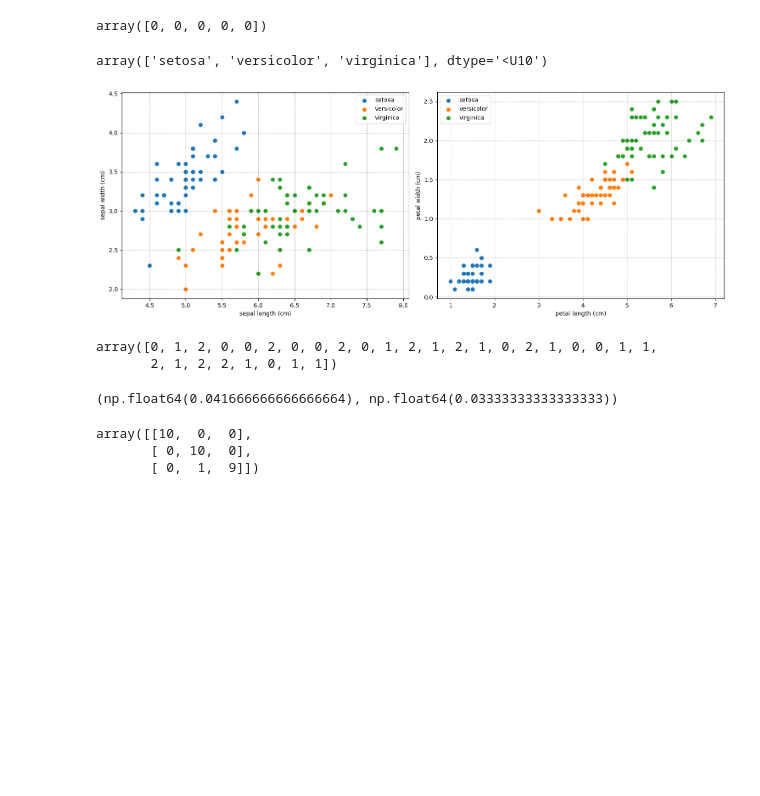
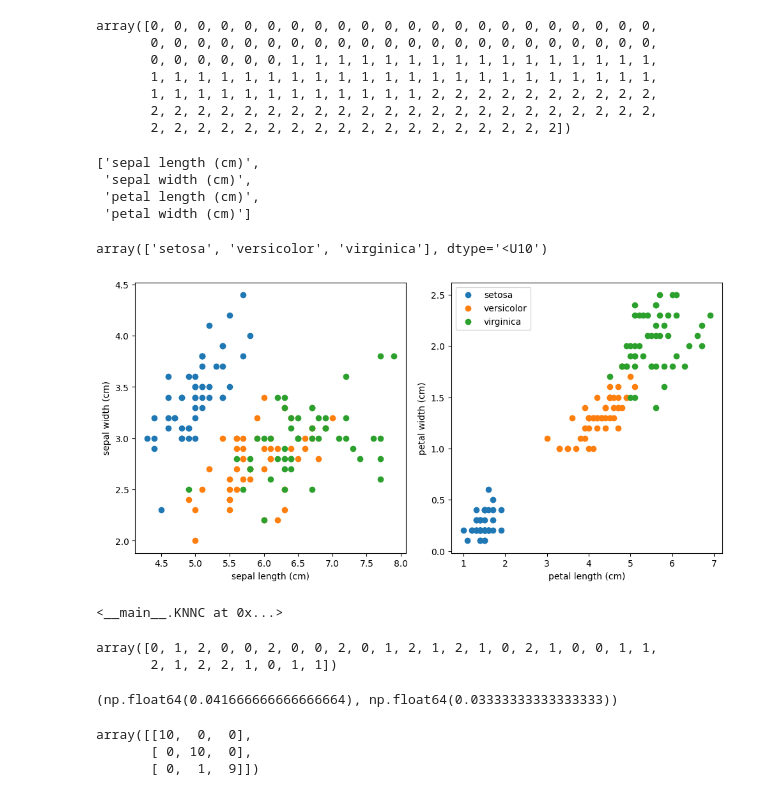
Before and after one commit to FullStackAnalyst/Data-Engineering, a Jupyter notebook: PYTHON/KNN.ipynb, the cells around one changed output. Drawn from its saved outputs; the diff is of its cells as text; code cells hidden in the pictures; blank space fills up the shorter version.

```diff
--- a/PYTHON/KNN.ipynb
+++ b/PYTHON/KNN.ipynb
@@ -23,7 +44,20 @@ array([[5.1, 3.5, 1.4, 0.2],
 # %%
-iris.target[:5]
+iris.target
 # %% [output]
-array([0, 0, 0, 0, 0])
+array([0, 0, 0, 0, 0, 0, 0, 0, 0, 0, 0, 0, 0, 0, 0, 0, 0, 0, 0, 0, 0, 0,
+       0, 0, 0, 0, 0, 0, 0, 0, 0, 0, 0, 0, 0, 0, 0, 0, 0, 0, 0, 0, 0, 0,
+       0, 0, 0, 0, 0, 0, 1, 1, 1, 1, 1, 1, 1, 1, 1, 1, 1, 1, 1, 1, 1, 1,
+       1, 1, 1, 1, 1, 1, 1, 1, 1, 1, 1, 1, 1, 1, 1, 1, 1, 1, 1, 1, 1, 1,
+       1, 1, 1, 1, 1, 1, 1, 1, 1, 1, 1, 1, 2, 2, 2, 2, 2, 2, 2, 2, 2, 2,
+       2, 2, 2, 2, 2, 2, 2, 2, 2, 2, 2, 2, 2, 2, 2, 2, 2, 2, 2, 2, 2, 2,
+       2, 2, 2, 2, 2, 2, 2, 2, 2, 2, 2, 2, 2, 2, 2, 2, 2, 2])
+# %%
+iris.feature_names
+# %% [output]
+['sepal length (cm)',
+ 'sepal width (cm)',
+ 'petal length (cm)',
+ 'petal width (cm)']
 # %%
 iris.target_names
 # %% [output]
@@ -31,28 +65,27 @@ array(['setosa', 'versicolor', 'virginica'], dtype='<U10')
 # %%
 from matplotlib import pyplot as plt
 
 
-def scatter_plot_by_label(bunch, x=0, y=1, ax=None, legend=False):
+def plot_scatter_by_label(bunch, x=0, y=1, ax=None, legend=False):
     ax = plt.gca() if ax is None else ax
     for i, name in enumerate(bunch.target_names):
         ax.scatter(
             bunch.data[bunch.target == i, x],
             bunch.data[bunch.target == i, y],
             label=name,
         )
         ax.set_xlabel(bunch.feature_names[x])
         ax.set_ylabel(bunch.feature_names[y])
-        ax.grid(True, color="black", linestyle="--", alpha=0.25)
-        if legend:
-            ax.legend()
+    if legend:
+        plt.legend()
 
 
-fig, axs = plt.subplots(1, 2, figsize=(15, 10 * 9 / 16), tight_layout=True)
-scatter_plot_by_label(iris, 0, 1, axs[0], legend=True)
-scatter_plot_by_label(iris, 2, 3, axs[1], legend=True)
+fig, axs = plt.subplots(1, 2, figsize=(10, 5), tight_layout=True)
+plot_scatter_by_label(iris, 0, 1, axs[0], True)
+plot_scatter_by_label(iris, 2, 3, axs[1], True)
 plt.show()
 # %% [output]
-[figure, old version]
+[figure, new version]
 # %%
 import numpy as np
 
@@ -73,6 +104,6 @@ x_train, x_test, y_train, y_test = train_test_split(
 # %%
+from scipy.stats import mode
 from scipy.spatial import KDTree
-from scipy.stats import mode
 
 
 class KNNC:
@@ -80,35 +111,38 @@ class KNNC:
         self.k = k
 
     def fit(self, x, y):
-        self.y_train_ = y
-        self.x_train_kdt_ = KDTree(x)
+        self.train_labels = y
+        self.train_features = KDTree(x)
         return self
 
     def predict(self, x):
-        _, neighbors = self.x_train_kdt_.query(x, k=self.k)
-        neighbors = neighbors.reshape(len(x), self.k)
-        neighbor_labels = self.y_train_[neighbors]
-        m, _ = mode(neighbor_labels, axis=1, keepdims=False)
+        _, n = self.train_features.query(x, self.k)
+        n = n.reshape(len(x), self.k)
+        nl = self.train_labels[n]
+        m, _ = mode(nl, axis=1, keepdims=False)
         return m
+
+
+knn = KNNC(3)
+knn.fit(x_train, y_train)
+# %% [output]
+<__main__.KNNC at 0x...>
-# %%
-knn = KNNC(k=3)
-knn.fit(x_train, y_train)
-y_hat_test = knn.predict(x_test)
-y_hat_test
-# %% [output]
-array([0, 1, 2, 0, 0, 2, 0, 0, 2, 0, 1, 2, 1, 2, 1, 0, 2, 1, 0, 0, 1, 1,
-       2, 1, 2, 2, 1, 0, 1, 1])
+# %%
+y_hat_test = knn.predict(x_test)
+y_hat_test
+# %% [output]
+array([0, 1, 2, 0, 0, 2, 0, 0, 2, 0, 1, 2, 1, 2, 1, 0, 2, 1, 0, 0, 1, 1,
+       2, 1, 2, 2, 1, 0, 1, 1])
 # %%
 def error_rate(y, y_hat):
     n = len(y)
     sum_of_errors = sum(y != y_hat)
     return sum_of_errors / n
-
-
-y_hat_train = knn.predict(x_train)
-error_rate(y_train, y_hat_train), error_rate(y_test, y_hat_test)
-# %% [output]
-(np.float64(0.041666666666666664), np.float64(0.03333333333333333))
+# %%
+y_hat_train = knn.predict(x_train)
+error_rate(y_train, y_hat_train), error_rate(y_test, y_hat_test)
+# %% [output]
+(np.float64(0.041666666666666664), np.float64(0.03333333333333333))
 # %%
 from sklearn.metrics import confusion_matrix
 
```
Also changed, not shown: parts of 6 cells of this notebook.
